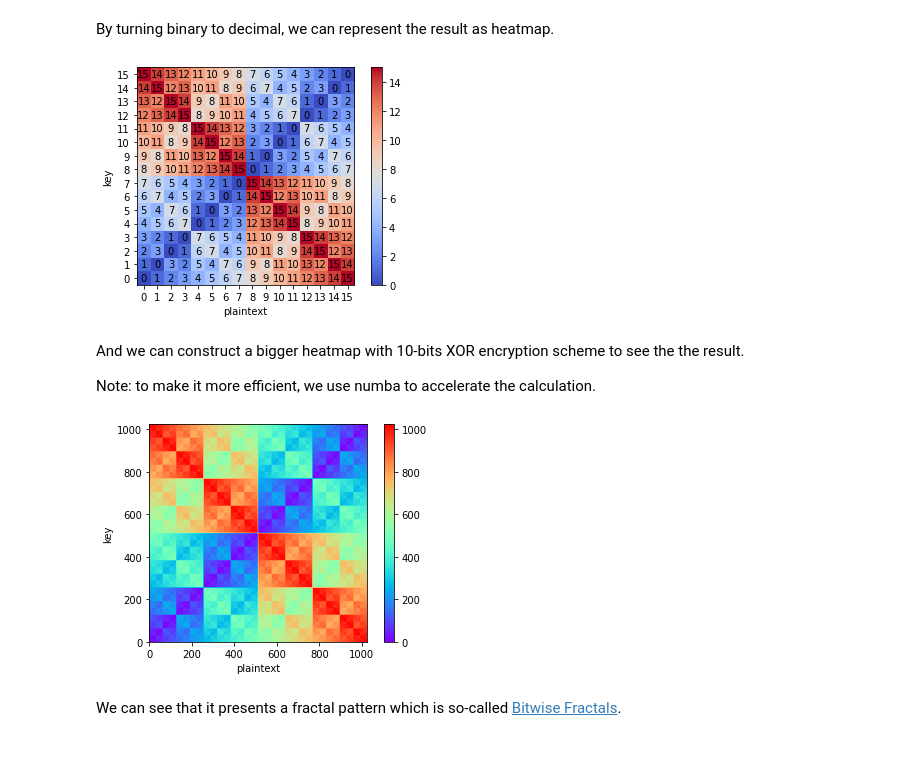
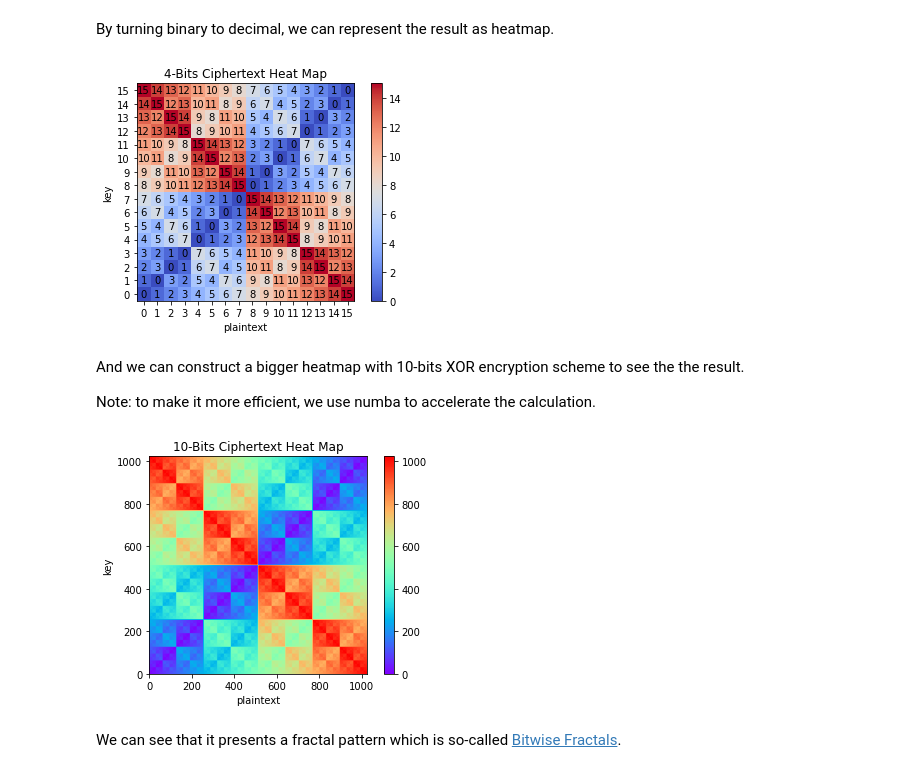
Before and after one commit to Jim137/Entropy, a Jupyter notebook: entropy_of_encrypted.ipynb, the cells around one changed output. Drawn from its saved outputs; the diff is of its cells as text; code cells hidden in the pictures.

Commit message:
fig title update

```diff
--- a/entropy_of_encrypted.ipynb
+++ b/entropy_of_encrypted.ipynb
@@ -42,24 +42,25 @@ def b2d(b):
 # %%
 z = []
 for i in range(16):
     zi = []
     for j in range(16):
         zi.append(b2d(c[i][j]))
     z.append(zi)
 
 fig, ax = plt.subplots()
 im = ax.imshow(z, origin='lower', cmap='coolwarm')
 for i in range(16):
     for j in range(16):
         text = ax.text(i, j, z[i][j], ha="center", va="center", color="k")
 ax.set_xticks(range(16))
 ax.set_xlabel('plaintext')
 ax.set_yticks(range(16))
 ax.set_ylabel('key')
 fig.colorbar(im)
+ax.set_title('4-Bits Ciphertext Heat Map')
 plt.show()
 # %% [output]
-[figure, old version]
+[figure, new version]
 # %% [markdown]
 And we can construct a bigger heatmap with 10-bits XOR encryption scheme to see the the result.
 
@@ -84,9 +85,10 @@ im = ax.imshow(cn, origin='lower', cmap='rainbow')
 ax.set_xlabel('plaintext')
 ax.set_ylabel('key')
 fig.colorbar(im)
+ax.set_title('10-Bits Ciphertext Heat Map')
 plt.show()
 # %% [output]
-[figure, old version]
+[figure, new version]
 # %% [markdown]
 We can see that it presents a fractal pattern which is so-called [Bitwise Fractals](https://icefractal.com/articles/bitwise-fractals/).
 # %% [markdown]
```
Also changed, not shown: parts of 14 cells of this notebook.
